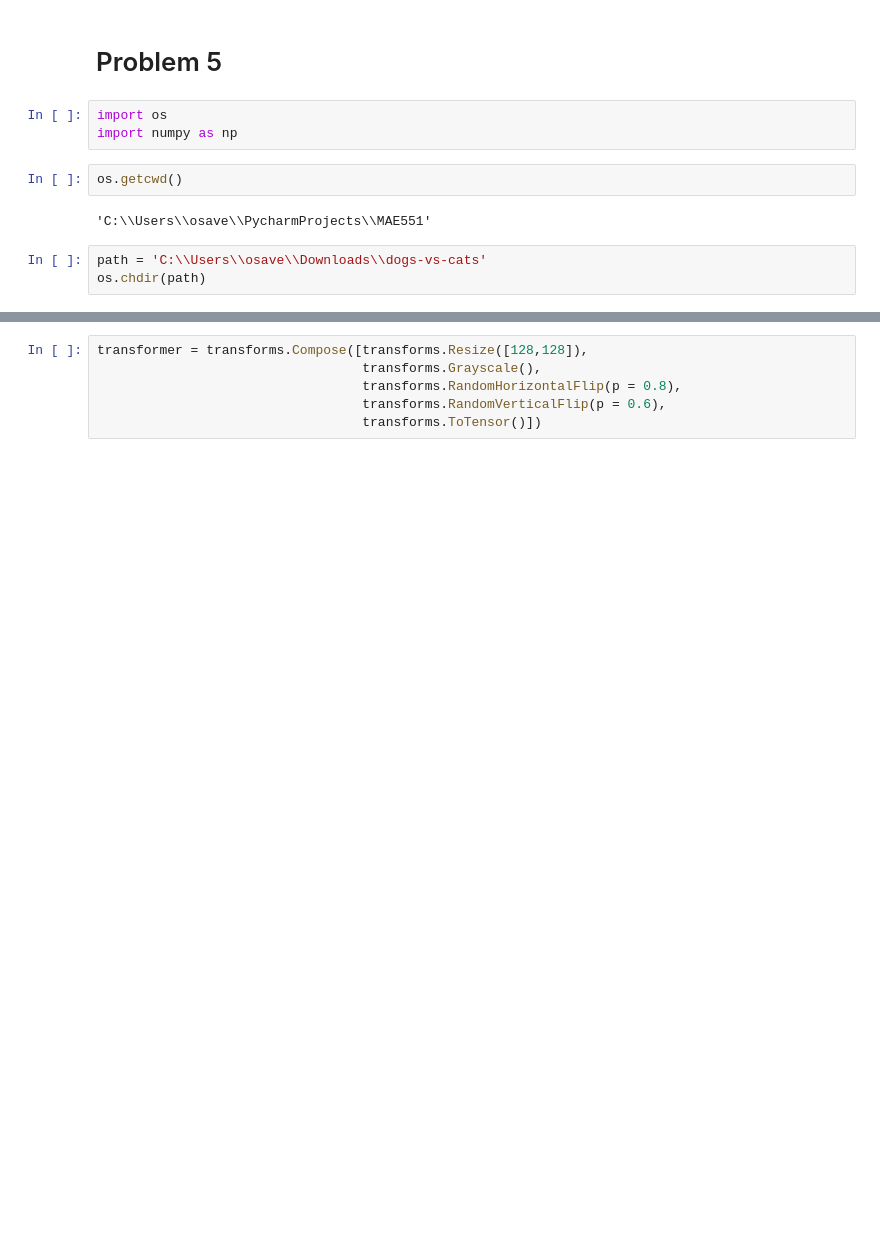
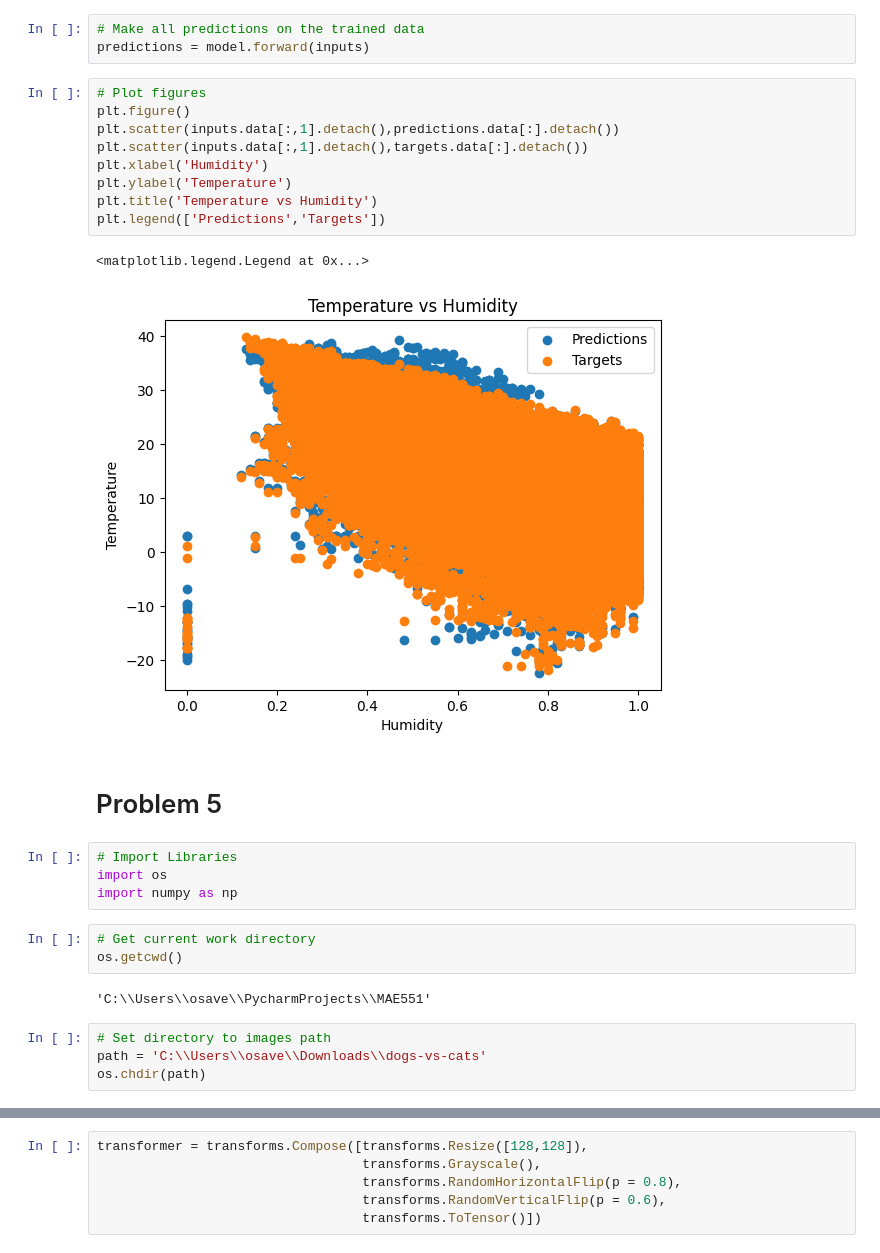
Before and after one commit to omiksave/MAE551, a Jupyter notebook: HW2.ipynb, the cells around one changed output, grey strips where cells are left out. Drawn from its saved outputs; the diff is of its cells as text; blank space fills up the shorter version.

```diff
--- a/HW2.ipynb
+++ b/HW2.ipynb
@@ -110,12 +161,30 @@ KeyboardInterrupt:
+# %%
+# Make all predictions on the trained data
+predictions = model.forward(inputs)
+# %%
+# Plot figures
+plt.figure()
+plt.scatter(inputs.data[:,1].detach(),predictions.data[:].detach())
+plt.scatter(inputs.data[:,1].detach(),targets.data[:].detach())
+plt.xlabel('Humidity')
+plt.ylabel('Temperature')
+plt.title('Temperature vs Humidity')
+plt.legend(['Predictions','Targets'])
+# %% [output]
+<matplotlib.legend.Legend at 0x...>
+[figure, added]
 # %% [markdown]
 <h1> Problem 5
 # %%
+# Import Libraries
 import os
 import numpy as np
-# %%
-os.getcwd()
-# %% [output]
-'C:\\Users\\osave\\PycharmProjects\\MAE551'
+# %%
+# Get current work directory
+os.getcwd()
+# %% [output]
+'C:\\Users\\osave\\PycharmProjects\\MAE551'
 # %%
+# Set directory to images path
 path = 'C:\\Users\\osave\\Downloads\\dogs-vs-cats'
 os.chdir(path)
```
Also changed, not shown: parts of 65 cells of this notebook.
